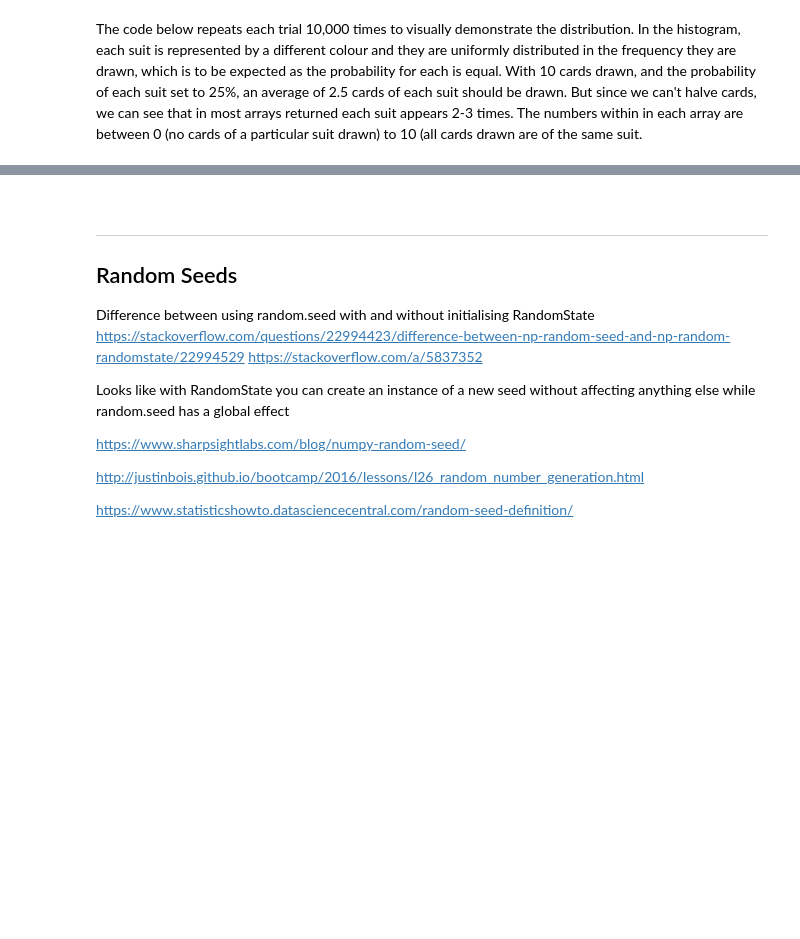
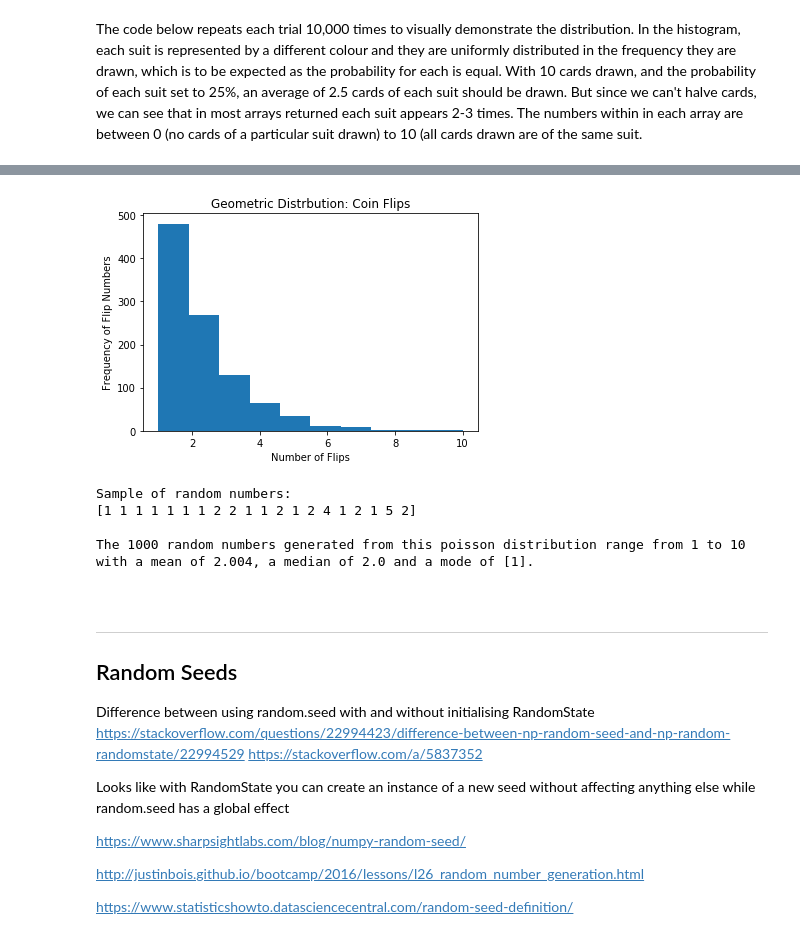
Before and after one commit to jennifer-ryan/numpy.random-project, a Jupyter notebook: numpy.random.ipynb, the cells around one changed output, grey strips where cells are left out. Drawn from its saved outputs; the diff is of its cells as text; code cells hidden in the pictures; blank space fills up the shorter version.

Commit message:
finished geometric

```diff
--- a/numpy.random.ipynb
+++ b/numpy.random.ipynb
@@ -939,3 +940,31 @@ plt.show()
+# %%
+# Creating the array of random numbers.
+x = np.random.geometric(0.5, size = 1000)
+
+
+# Plotting the distribution.
+plt.hist(x)
+plt.title("Geometric Distrbution: Coin Flips")
+plt.xlabel("Number of Flips")
+plt.ylabel("Frequency of Flip Numbers")
+plt.show()
+
+# Sample of genrated numbers
+print("\033[1m" + "Sample of random numbers:" + "\033[0m")
+print(x[:20])
+print()
+
+# Calculating the value that occurs most often.
+mode = stats.mode(x)
+
+# The 1000 numbers generated from the geometrical distribution.
+print("\033[1m" + f"The 1000 random numbers generated from this poisson distribution range from {x.min()} to {x.max()} with a mean of {x.mean().round(3)}, a median of {np.median(x)} and a mode of {mode[0]}."  + "\033[0m")
+# %% [output]
+[figure, added]
+Sample of random numbers:
+[1 1 1 1 1 1 1 2 2 1 1 2 1 2 4 1 2 1 5 2]
+
+The 1000 random numbers generated from this poisson distribution range from 1 to 10 with a mean of 2.004, a median of 2.0 and a mode of [1].
 # %% [markdown]
 <br>
 
```
Also changed, not shown: parts of 13 cells of this notebook.
